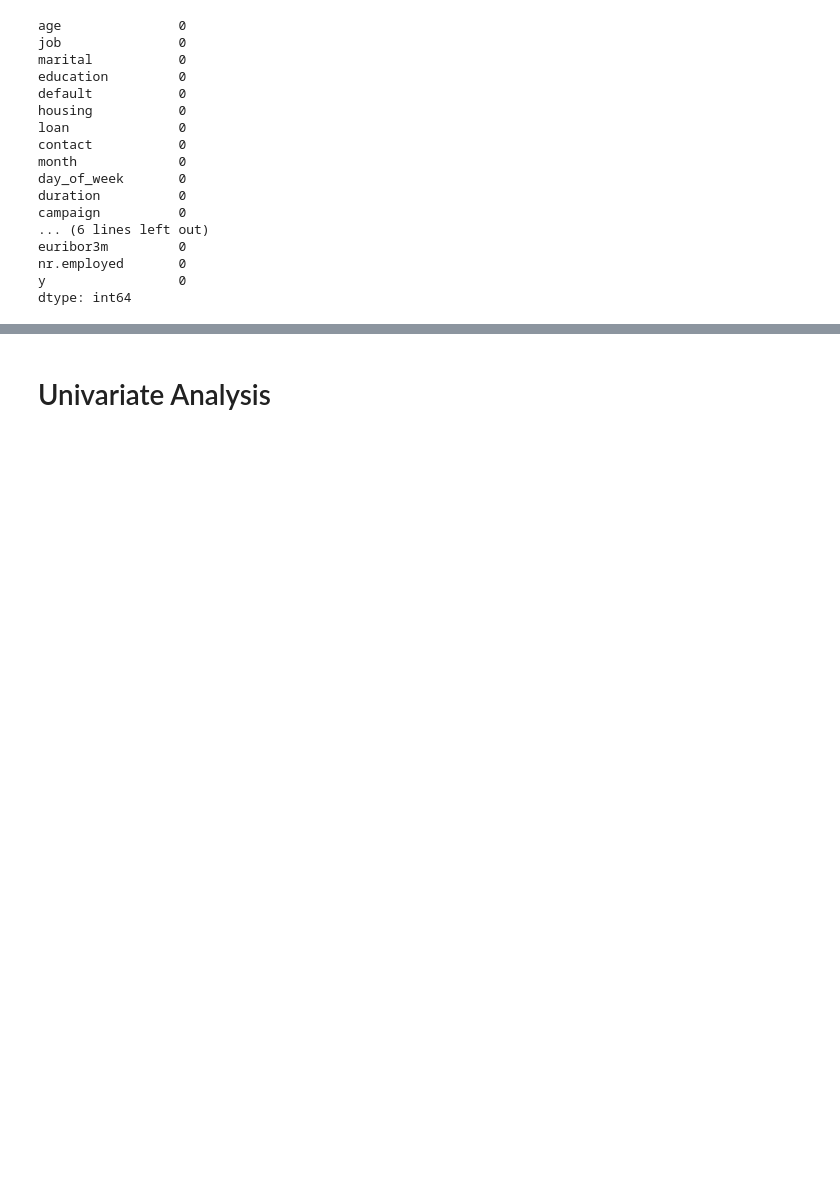
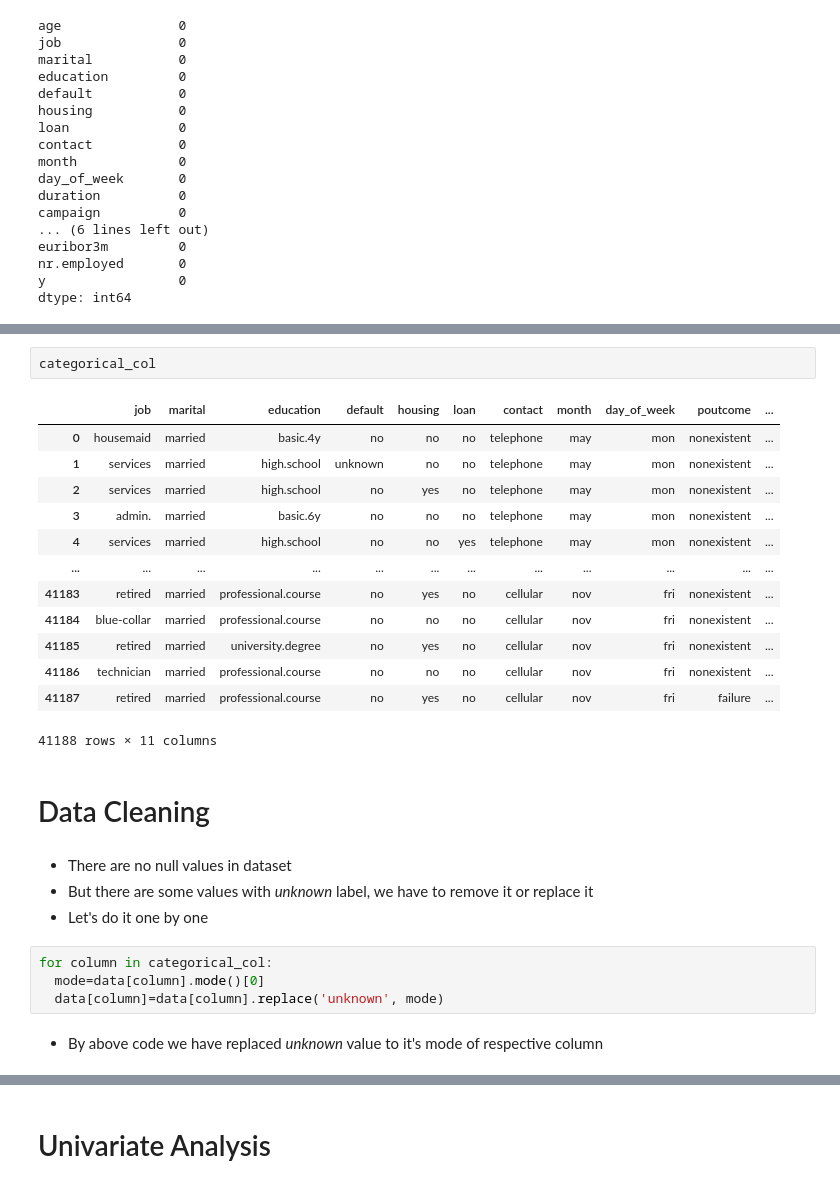
Before and after one commit to SudarshanIngole/Batch-18-2024, a Jupyter notebook: PRCP_Portuges.ipynb, the cells around one changed output, grey strips where cells are left out. Saved outputs shown, nothing was run; the diff lists cells and outputs as text; blank space fills up the shorter version.

```diff
--- a/PRCP_Portuges.ipynb
+++ b/PRCP_Portuges.ipynb
@@ -104,3 +133,31 @@ dtype: int64
+# %%
+categorical_col
+# %% [output]
+|  | job | marital | education | default | housing | loan | contact | month | day_of_week | poutcome | ... |
+| 0 | housemaid | married | basic.4y | no | no | no | telephone | may | mon | nonexistent | ... |
+| 1 | services | married | high.school | unknown | no | no | telephone | may | mon | nonexistent | ... |
+| 2 | services | married | high.school | no | yes | no | telephone | may | mon | nonexistent | ... |
+| 3 | admin. | married | basic.6y | no | no | no | telephone | may | mon | nonexistent | ... |
+| 4 | services | married | high.school | no | no | yes | telephone | may | mon | nonexistent | ... |
+| ... | ... | ... | ... | ... | ... | ... | ... | ... | ... | ... | ... |
+| 41183 | retired | married | professional.course | no | yes | no | cellular | nov | fri | nonexistent | ... |
+| 41184 | blue-collar | married | professional.course | no | no | no | cellular | nov | fri | nonexistent | ... |
+| 41185 | retired | married | university.degree | no | yes | no | cellular | nov | fri | nonexistent | ... |
+| 41186 | technician | married | professional.course | no | no | no | cellular | nov | fri | nonexistent | ... |
+| 41187 | retired | married | professional.course | no | yes | no | cellular | nov | fri | failure | ... |
+41188 rows × 11 columns
+# %% [markdown]
+# Data Cleaning
+# %% [markdown]
+* There are no null values in dataset
+* But there are some values with *unknown* label, we have to remove it or replace it
+* Let's do it one by one
+# %%
+for column in categorical_col:
+  mode=data[column].mode()[0]
+  data[column]=data[column].replace('unknown', mode)
+# %% [markdown]
+* By above code we have replaced *unknown* value to it's mode of respective column
 # %%
 data.job.value_counts()
 # %% [output]
```
Also changed, not shown: parts of 21 cells of this notebook.
